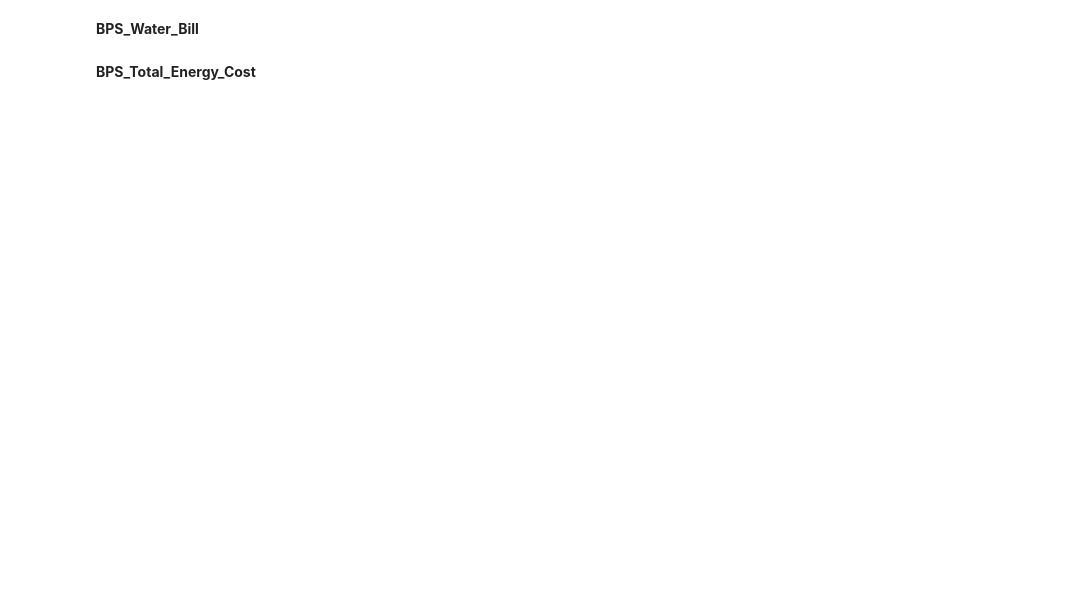
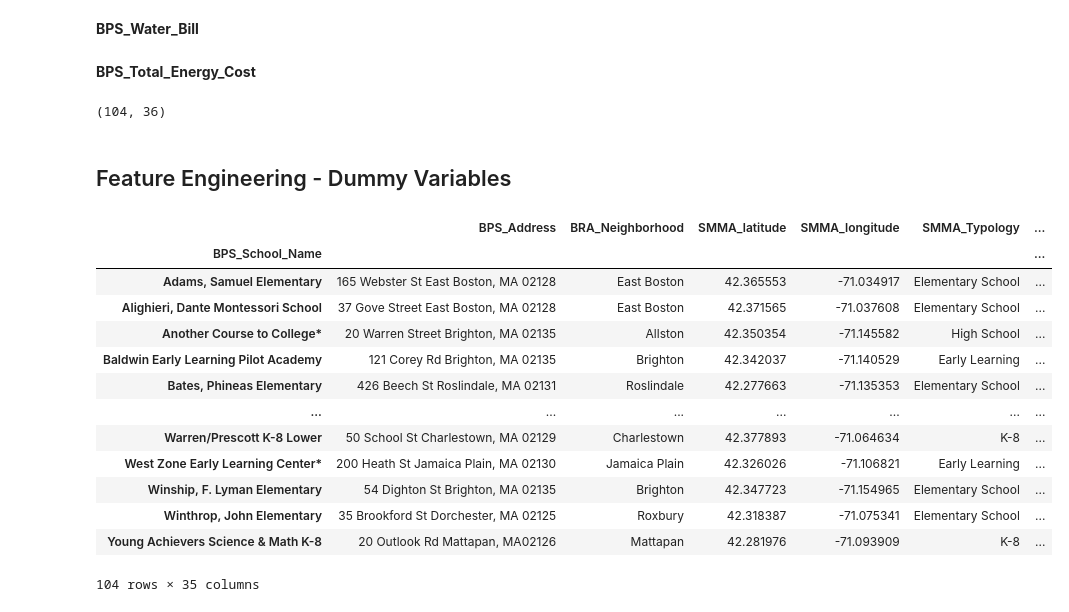
Before and after one commit to mike-laccavole/boston-public-schools-2015, a Jupyter notebook: notebooks/Untitled.ipynb, the cells around one changed output. Drawn from its saved outputs; the diff is of its cells as text; code cells hidden in the pictures; blank space fills up the shorter version.

Commit message:
Beginning of feature engineering and adding in comments where they had been previously omited

```diff
--- a/notebooks/Untitled.ipynb
+++ b/notebooks/Untitled.ipynb
@@ -581,0 +642,4 @@ bos['BPS_Total_Energy_Cost'].fillna(round(bos['BPS_Total_Energy_Cost'].mean()),
+# %%
+bos.shape
+# %% [output]
+(104, 36)
@@ -581,0 +649,19 @@ bos['BPS_Total_Energy_Cost'].fillna(round(bos['BPS_Total_Energy_Cost'].mean()),
+# %% [markdown]
+## Feature Engineering - Dummy Variables
+# %%
+bos.set_index('BPS_School_Name')
+# %% [output]
+|  | BPS_Address | BRA_Neighborhood | SMMA_latitude | SMMA_longitude | SMMA_Typology | ... |
+| BPS_School_Name |  |  |  |  |  | ... |
+| Adams, Samuel Elementary | 165 Webster St East Boston, MA 02128 | East Boston | 42.365553 | -71.034917 | Elementary School | ... |
+| Alighieri, Dante Montessori School | 37 Gove Street East Boston, MA 02128 | East Boston | 42.371565 | -71.037608 | Elementary School | ... |
+| Another Course to College* | 20 Warren Street Brighton, MA 02135 | Allston | 42.350354 | -71.145582 | High School | ... |
+| Baldwin Early Learning Pilot Academy | 121 Corey Rd Brighton, MA 02135 | Brighton | 42.342037 | -71.140529 | Early Learning | ... |
+| Bates, Phineas Elementary | 426 Beech St Roslindale, MA 02131 | Roslindale | 42.277663 | -71.135353 | Elementary School | ... |
+| ... | ... | ... | ... | ... | ... | ... |
+| Warren/Prescott K-8 Lower | 50 School St Charlestown, MA 02129 | Charlestown | 42.377893 | -71.064634 | K-8 | ... |
+| West Zone Early Learning Center* | 200 Heath St Jamaica Plain, MA 02130 | Jamaica Plain | 42.326026 | -71.106821 | Early Learning | ... |
+| Winship, F. Lyman Elementary | 54 Dighton St Brighton, MA 02135 | Brighton | 42.347723 | -71.154965 | Elementary School | ... |
+| Winthrop, John Elementary | 35 Brookford St Dorchester, MA 02125 | Roxbury | 42.318387 | -71.075341 | Elementary School | ... |
+| Young Achievers Science & Math K-8 | 20 Outlook Rd Mattapan, MA02126 | Mattapan | 42.281976 | -71.093909 | K-8 | ... |
+104 rows × 35 columns
```
Also changed, not shown: parts of 41 cells of this notebook, 1 other file.
